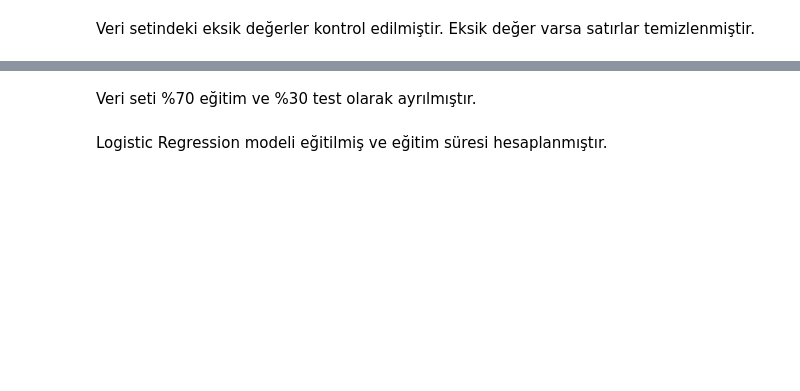
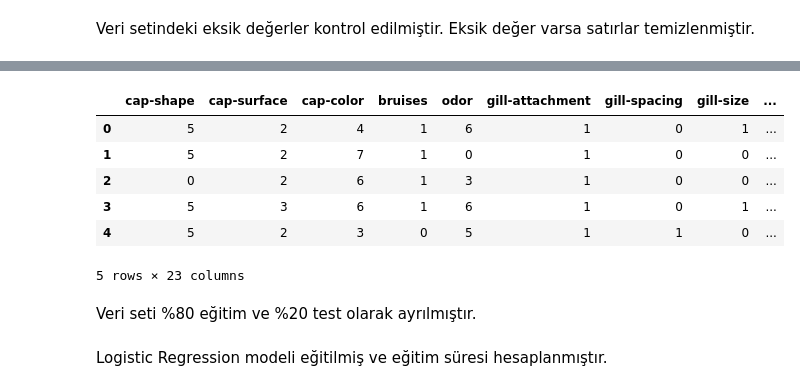
Before and after one commit to SenaKymk/HSenaKymk_YZM212_lab_proje, a Jupyter notebook: LogisticRegression/logisticRegression.ipynb, the cells around one changed output, grey strips where cells are left out. Saved outputs shown, nothing was run; the diff lists cells and outputs as text; code cells hidden in the pictures; blank space fills up the shorter version.

```diff
--- a/LogisticRegression/logisticRegression.ipynb
+++ b/LogisticRegression/logisticRegression.ipynb
@@ -59,0 +68,15 @@ X_scaled = scaler.fit_transform(X)
+# %%
+from sklearn.preprocessing import LabelEncoder
+
+# Tüm kolonlara Label Encoding uygula
+label_encoder = LabelEncoder()
+df_encoded = df.apply(label_encoder.fit_transform)
+df_encoded.head()
+# %% [output]
+|  | cap-shape | cap-surface | cap-color | bruises | odor | gill-attachment | gill-spacing | gill-size | ... |
+| 0 | 5 | 2 | 4 | 1 | 6 | 1 | 0 | 1 | ... |
+| 1 | 5 | 2 | 7 | 1 | 0 | 1 | 0 | 0 | ... |
+| 2 | 0 | 2 | 6 | 1 | 3 | 1 | 0 | 0 | ... |
+| 3 | 5 | 3 | 6 | 1 | 6 | 1 | 0 | 1 | ... |
+| 4 | 5 | 2 | 3 | 0 | 5 | 1 | 1 | 0 | ... |
+5 rows × 23 columns
@@ -60,3 +89,3 @@ X_scaled = scaler.fit_transform(X)
 # %% [markdown]
-Veri seti %70 eğitim ve %30 test olarak ayrılmıştır.
+Veri seti %80 eğitim ve %20 test olarak ayrılmıştır.
 # %%
```
Also changed, not shown: parts of 23 cells of this notebook.
